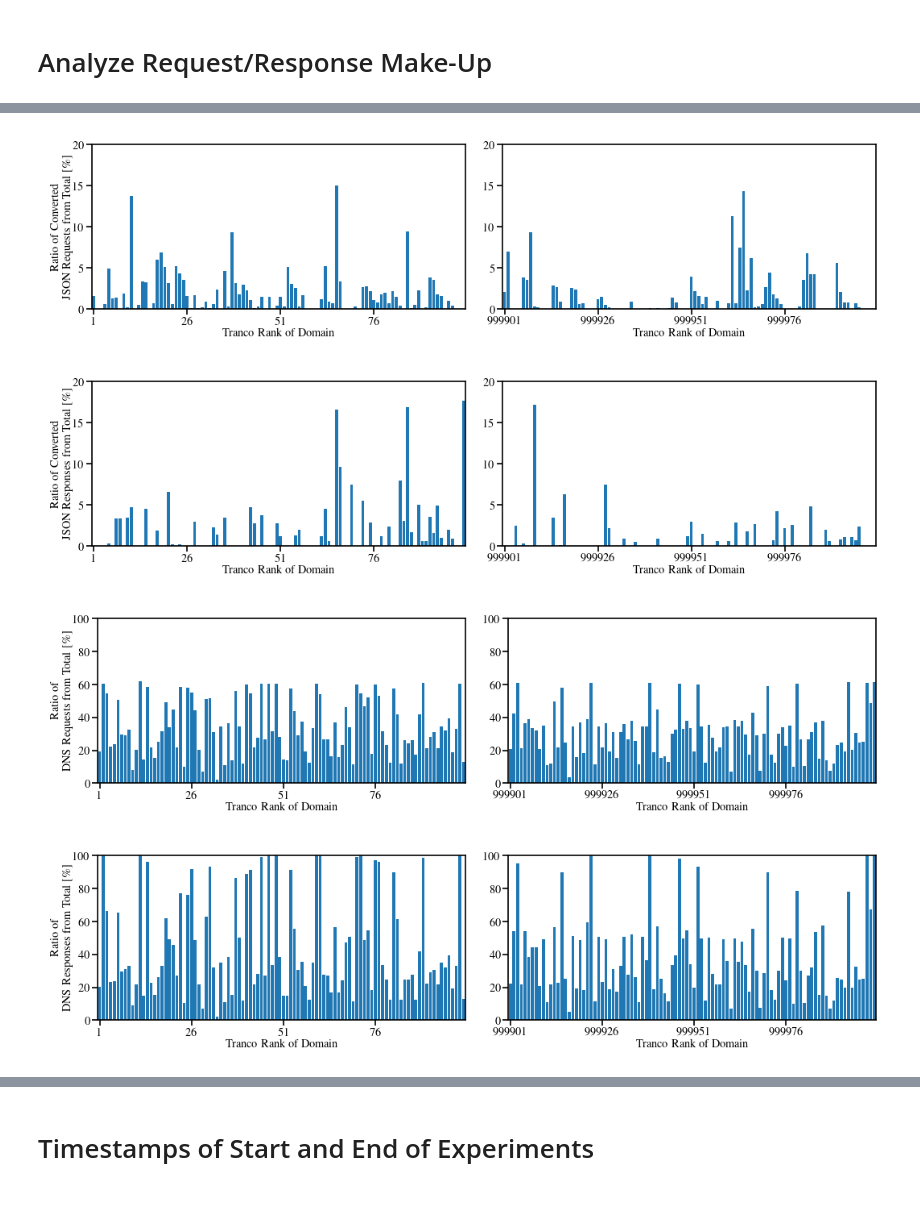
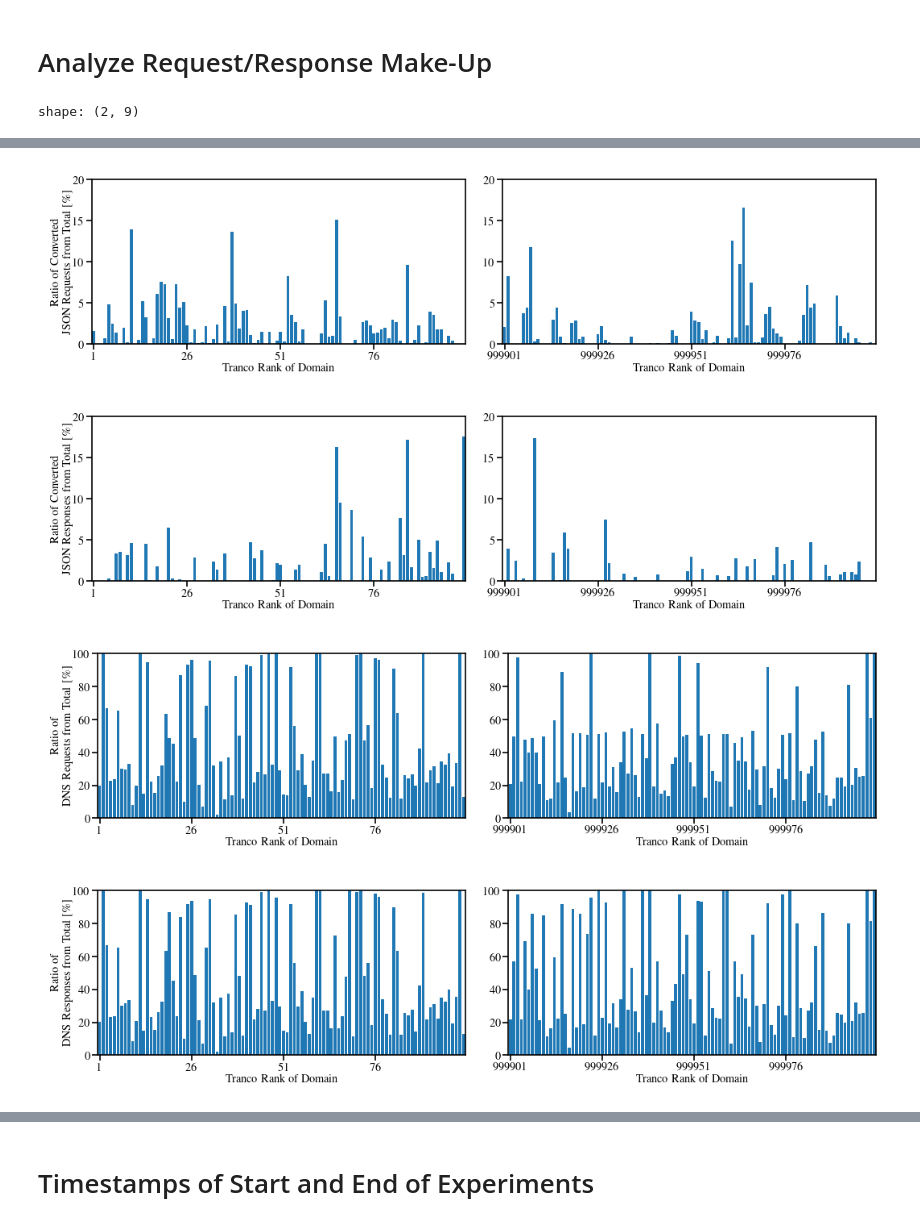
Before and after one commit to miri64/artifacts-tnsm26-cbor-dns-eval, a Jupyter notebook: 06_1evaluation.ipynb, the cells around one changed output, grey strips where cells are left out. Saved outputs shown, nothing was run; the diff lists cells and outputs as text; code cells hidden in the pictures.

```diff
--- a/06_1evaluation.ipynb
+++ b/06_1evaluation.ipynb
@@ -994,11 +997,34 @@ matplotlib.rcParams["figure.figsize"] = (
 )
 
 logs_lf = polars.scan_parquet(
-    EVALUATION_DIR / "output-dataset" / "mitmproxy-local.parquet"
-).filter(polars.col("domain").is_not_null() & ~polars.col("packed"))
+    EVALUATION_DIR / "output-dataset" / "mitmproxy-*.parquet"
+).filter(polars.col("domain").is_not_null() & ~polars.col("packed")).filter(
+    # we are missing some remote logs for these runs
+    (polars.col("lhts") > 1777586400)
+)
 
-requests = logs_lf.filter(polars.col("response_status").is_null())
-responses = logs_lf.filter(polars.col("response_status").is_not_null())
+requests = logs_lf.filter(
+    polars.col("response_status").is_null()
+    & (polars.col("proxy") == "local")
+    & (polars.col("msg") != "Start run")
+    & (polars.col("msg") != "End run")
+)
+responses = logs_lf.filter(
+    polars.col("response_status").is_not_null()
+    & (polars.col("proxy") == "remote")
+    & (polars.col("msg") != "Start run")
+    & (polars.col("msg") != "End run")
+)
+compressed_json_reqs = requests.filter(
+    polars.col("orig_content_type").str.contains("json")
+    & polars.col("orig_content_encoding").is_not_null()
+    & ~polars.col("msg").str.starts_with("Converted ")
+)
+compressed_json_resps = responses.filter(
+    polars.col("orig_content_type").str.contains("json")
+    & polars.col("orig_content_encoding").is_not_null()
+    & ~polars.col("msg").str.starts_with("Converted ")
+)
 converted_reqs = requests.filter(polars.col("msg").str.starts_with("Converted "))
 converted_resps = responses.filter(polars.col("msg").str.starts_with("Converted "))
 converted_json_reqs = converted_reqs.filter(polars.col("msg").str.contains("JSON"))
@@ -1012,6 +1038,24 @@ stats_df = requests.group_by(
     responses.group_by(
         ["domain", "domain_rank", "run", "convert"]
     ).agg(resps_count=polars.col("msg").len()),
+    ["domain", "domain_rank", "run", "convert"],
+    "left",
+).join(
+    responses.group_by(
+        ["domain", "domain_rank", "run", "convert"]
+    ).agg(resps_count=polars.col("msg").len()),
+    ["domain", "domain_rank", "run", "convert"],
+    "left",
+).join(
+    compressed_json_reqs.group_by(
+        ["domain", "domain_rank", "run", "convert"]
+    ).agg(compressed_json_reqs_count=polars.col("msg").len()),
+    ["domain", "domain_rank", "run", "convert"],
+    "left",
+).join(
+    compressed_json_resps.group_by(
+        ["domain", "domain_rank", "run", "convert"]
+    ).agg(compressed_json_resps_count=polars.col("msg").len()),
     ["domain", "domain_rank", "run", "convert"],
     "left",
 ).join(
@@ -1051,6 +1095,8 @@ stats_df = requests.group_by(
     ["domain", "domain_rank", "run", "convert"],
     "left",
 ).sort(["domain_rank", "run", "convert"]).with_columns(
+    polars.col("compressed_json_reqs_count").fill_null(0) / polars.col("reqs_count"),
+    polars.col("compressed_json_resps_count").fill_null(0) / polars.col("resps_count"),
     polars.col("converted_reqs_count").fill_null(0) / polars.col("reqs_count"),
     polars.col("converted_resps_count").fill_null(0) / polars.col("resps_count"),
     polars.col("json_reqs_count").fill_null(0) / polars.col("reqs_count"),
@@ -1077,6 +1123,24 @@ HUMAN = {
     "reqs": "Requests",
     "resps": "Responses",
 }
+
+display(
+    stats_df.group_by("convert").agg(
+        *[
+            polars.col(c).sum()
+            for c in [
+                "reqs_count",
+                "compressed_json_reqs_count",
+                "json_reqs_count",
+                "dns_reqs_count",
+                "resps_count",
+                "compressed_json_resps_count",
+                "json_resps_count",
+                "dns_resps_count",
+            ]
+        ]
+    )
+)
 
 stats_df = stats_df.filter(polars.col("convert") == True)
 
@@ -1127,3 +1191,4 @@ for msg in ["reqs", "resps"]:
     fig.tight_layout()
     matplotlib.pyplot.show()
 # %% [output]
+shape: (2, 9)
@@ -1130,7 +1199,7 @@ for msg in ["reqs", "resps"]:
-[figure, old version]
+[figure, new version]
-[figure, old version]
+[figure, new version]
-[figure, old version]
+[figure, new version]
-[figure, old version]
+[figure, new version]
 # %%
 json_byte_savings = converted_json_reqs.with_columns(
     byte_savings=polars.col("orig_body_length") - polars.col("new_body_length"),
```
Also changed, not shown: parts of 10 cells of this notebook.
